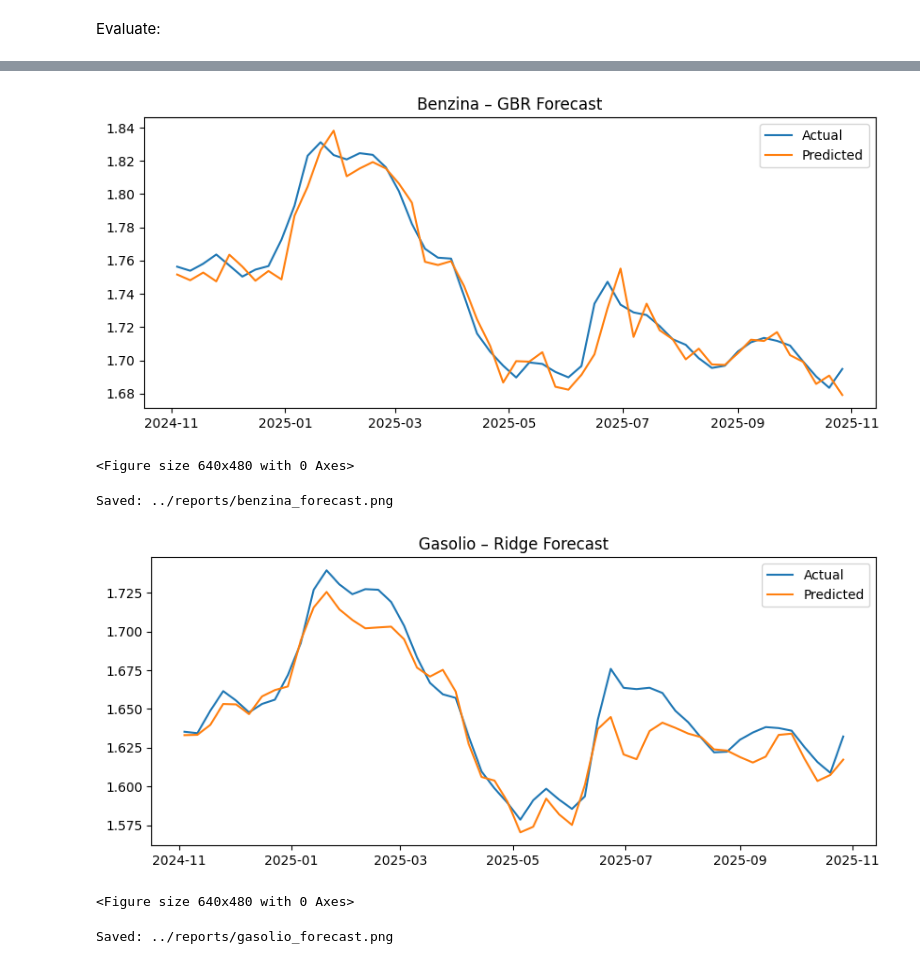
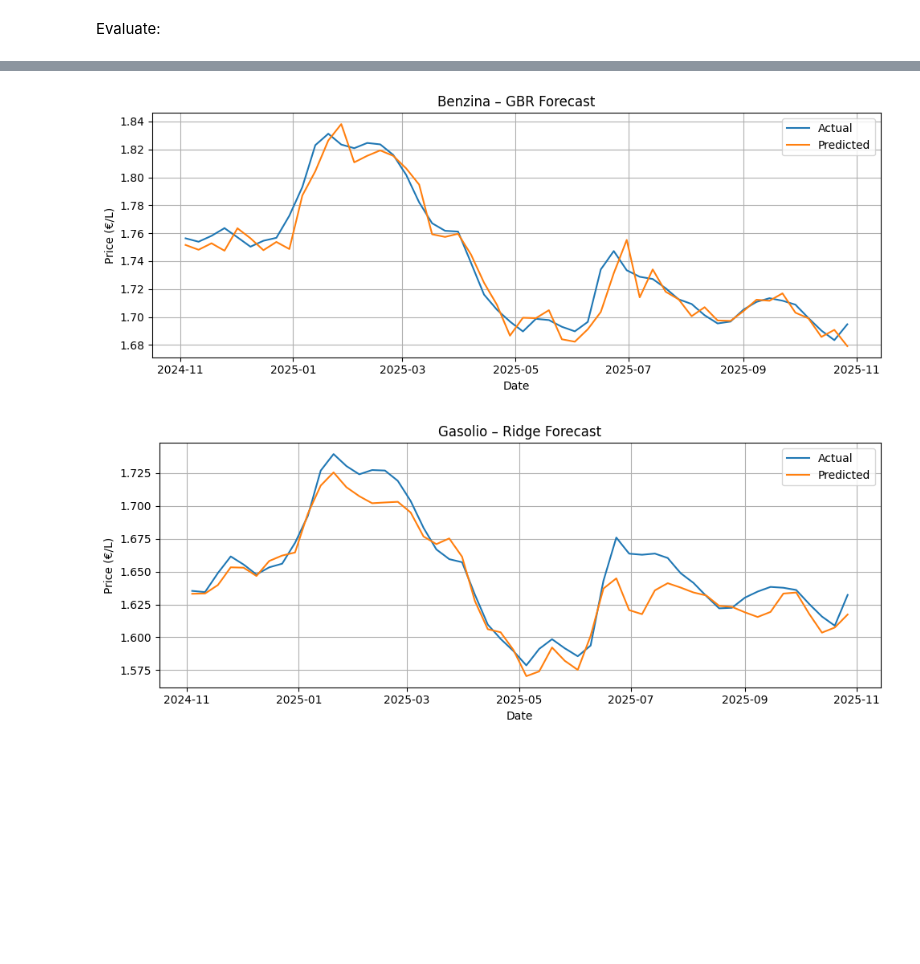
Before and after one commit to gianlu15/fuelPriceAnalysis, a Jupyter notebook: notebooks/06_training_v2.ipynb, the cells around one changed output, grey strips where cells are left out. Cells and saved outputs as stored; diff of their text form; code cells hidden in the pictures; blank space fills up the shorter version.

Commit message:
Fixed images

```diff
--- a/notebooks/06_training_v2.ipynb
+++ b/notebooks/06_training_v2.ipynb
@@ -111,34 +111,33 @@ GBR Gasolio (0.01152790878374148, np.float64(0.014685655200578069))
 # %%
 import matplotlib.pyplot as plt
 
 plt.figure(figsize=(10,4))
 plt.plot(df['date'].iloc[-52:], y_test_b, label='Actual')
 plt.plot(df['date'].iloc[-52:], gbr_b.predict(X_test), label='Predicted')
 plt.title('Benzina – GBR Forecast')
+plt.xlabel('Date')
+plt.ylabel('Price (€/L)')
 plt.legend()
-plt.show()
+plt.grid(True)
+plt.tight_layout()
 
 plt.savefig('../reports/benzina_forecast.png', dpi=300)
 plt.show()
-
-print("Saved: ../reports/benzina_forecast.png")
 # %% [output]
-[figure, old version]
+[figure, new version]
-<Figure size 640x480 with 0 Axes>
-Saved: ../reports/benzina_forecast.png
 # %%
 plt.figure(figsize=(10,4))
 plt.plot(df['date'].iloc[-52:], y_test_g, label='Actual')
 plt.plot(df['date'].iloc[-52:], ridge_g.predict(X_test), label='Predicted')
 plt.title('Gasolio – Ridge Forecast')
 plt.legend()
-plt.show()
+plt.xlabel('Date')
+plt.ylabel('Price (€/L)')
+plt.legend()
+plt.grid(True)
+plt.tight_layout()
 
 plt.savefig('../reports/gasolio_forecast.png', dpi=300)
 plt.show()
-
-print("Saved: ../reports/gasolio_forecast.png")
 # %% [output]
-[figure, old version]
+[figure, new version]
-<Figure size 640x480 with 0 Axes>
-Saved: ../reports/gasolio_forecast.png
```
Also changed, not shown: parts of 1 cell of this notebook, 4 other files.
